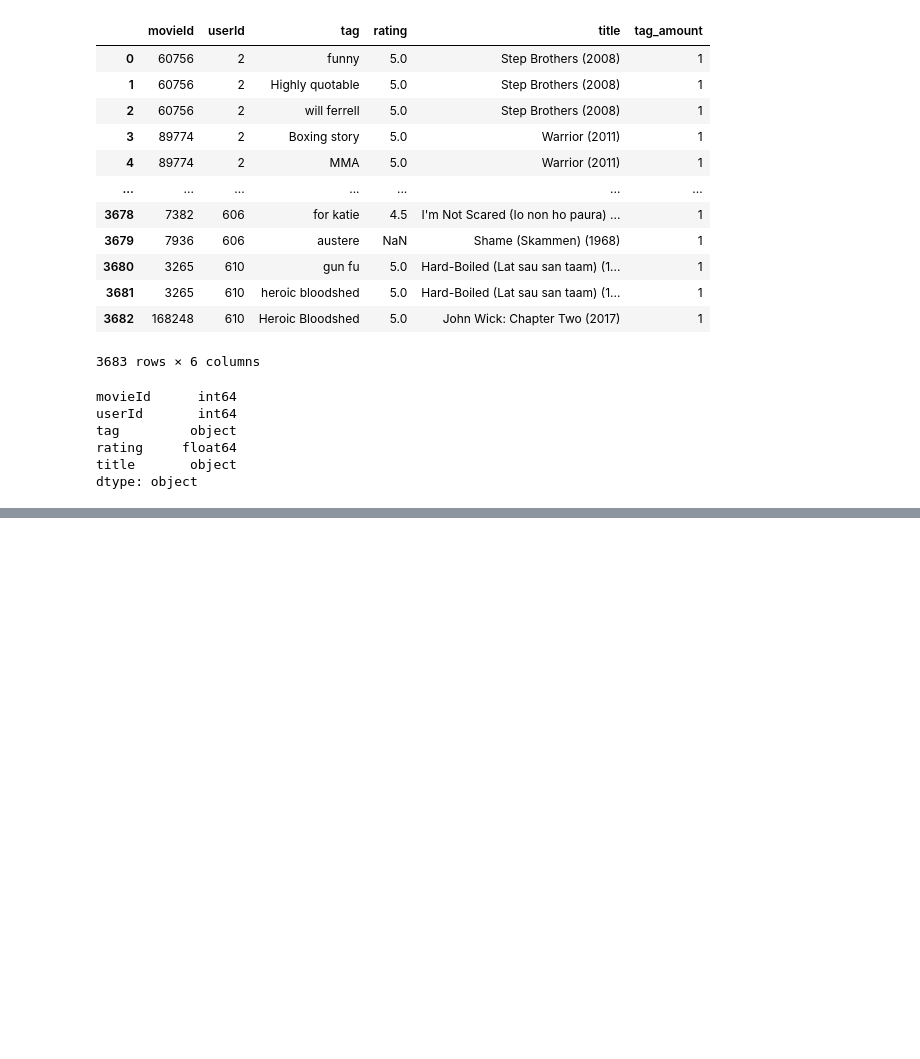
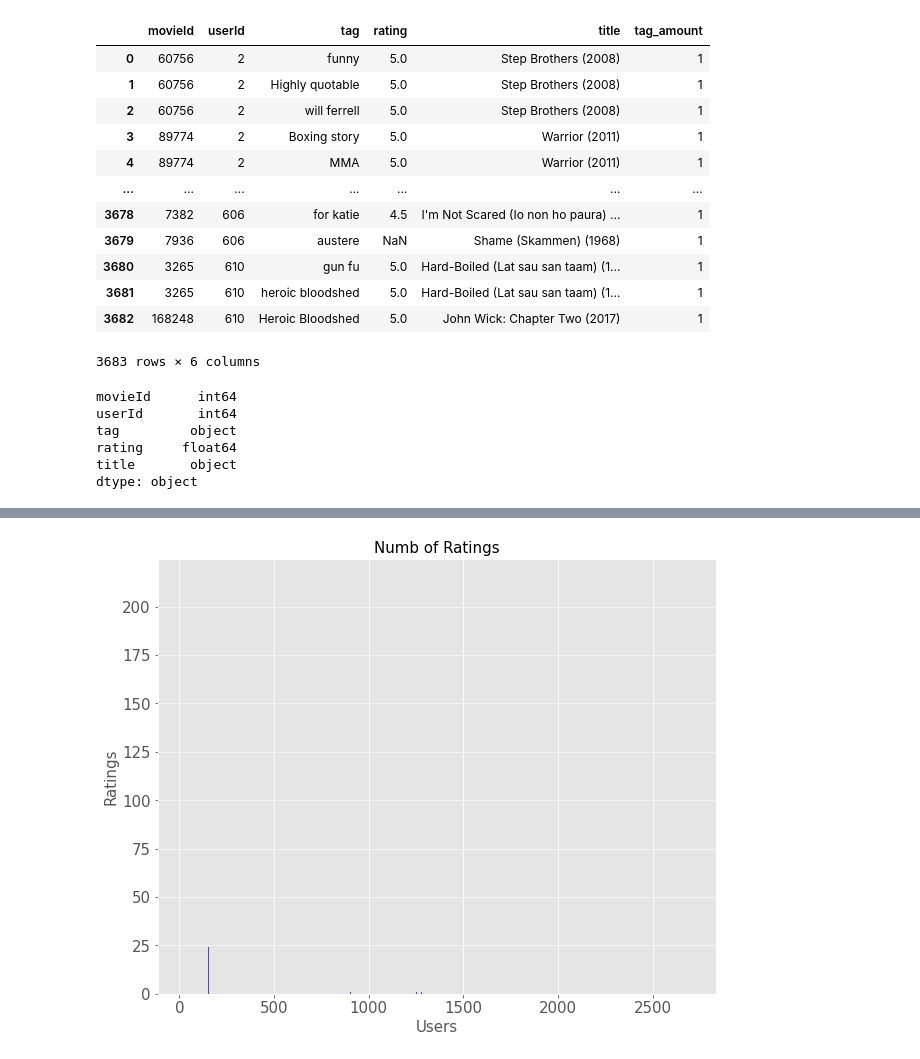
Before and after one commit to gverploeg/Recommender-Case-Study, a Jupyter notebook: grant_notebook.ipynb, the cells around one changed output, grey strips where cells are left out. Saved outputs shown, nothing was run; the diff lists cells and outputs as text; code cells hidden in the pictures; blank space fills up the shorter version.

```diff
--- a/grant_notebook.ipynb
+++ b/grant_notebook.ipynb
@@ -701,0 +916,13 @@ tgmvie_df.sort_values(by='tag_amount', ascending=False)
+# %%
+plt.figure(figsize=[10,8])
+
+plt.hist(user_group.Rating_Count, bins = 100, width = 0.5, color='b',alpha=0.7)
+plt.grid(axis='y', alpha=0.75)
+plt.xlabel('Users',fontsize=15)
+plt.ylabel('Ratings',fontsize=15)
+plt.xticks(fontsize=15)
+plt.yticks(fontsize=15)
+plt.title('Numb of Ratings',fontsize=15)
+plt.show()
+# %% [output]
+[figure, added]
```
Also changed, not shown: parts of 15 cells of this notebook, 1 other file.
